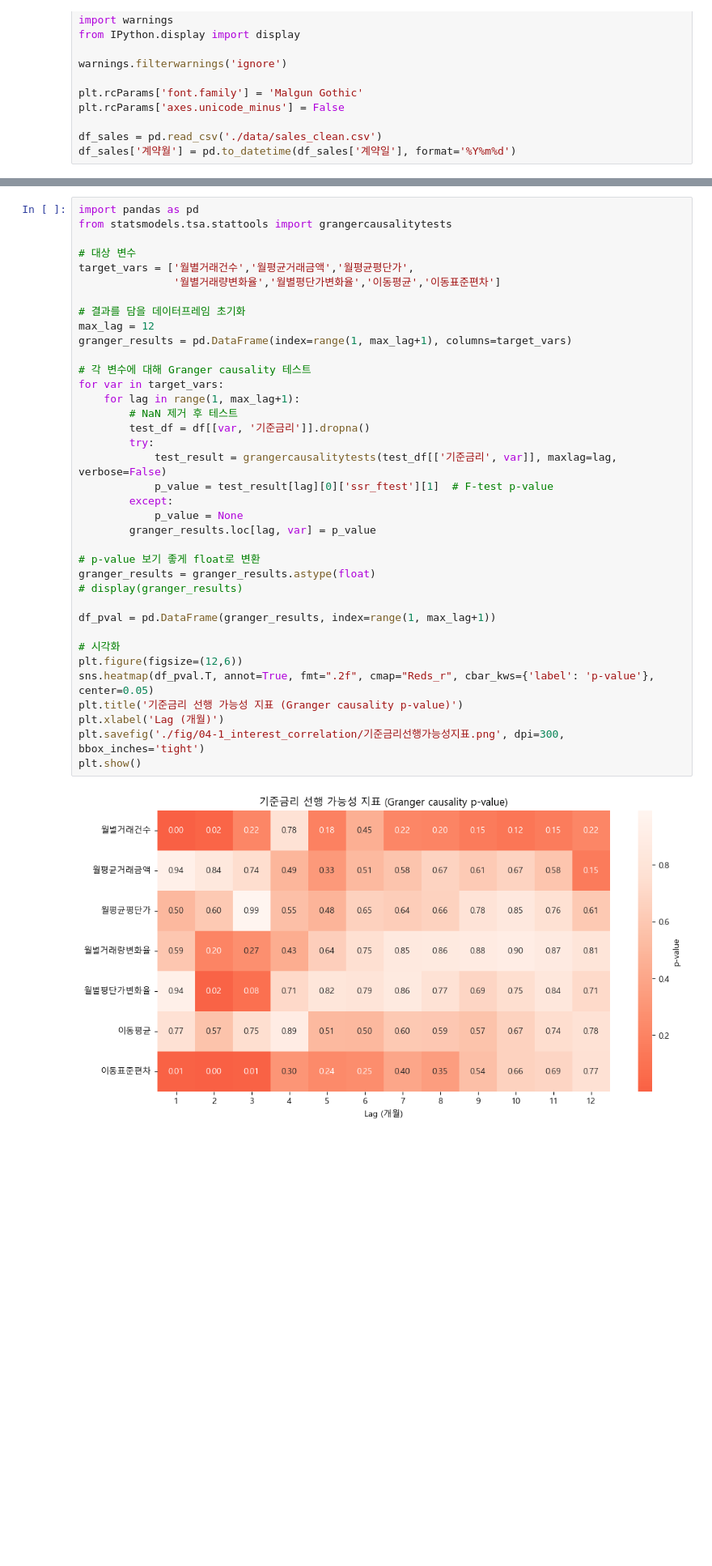
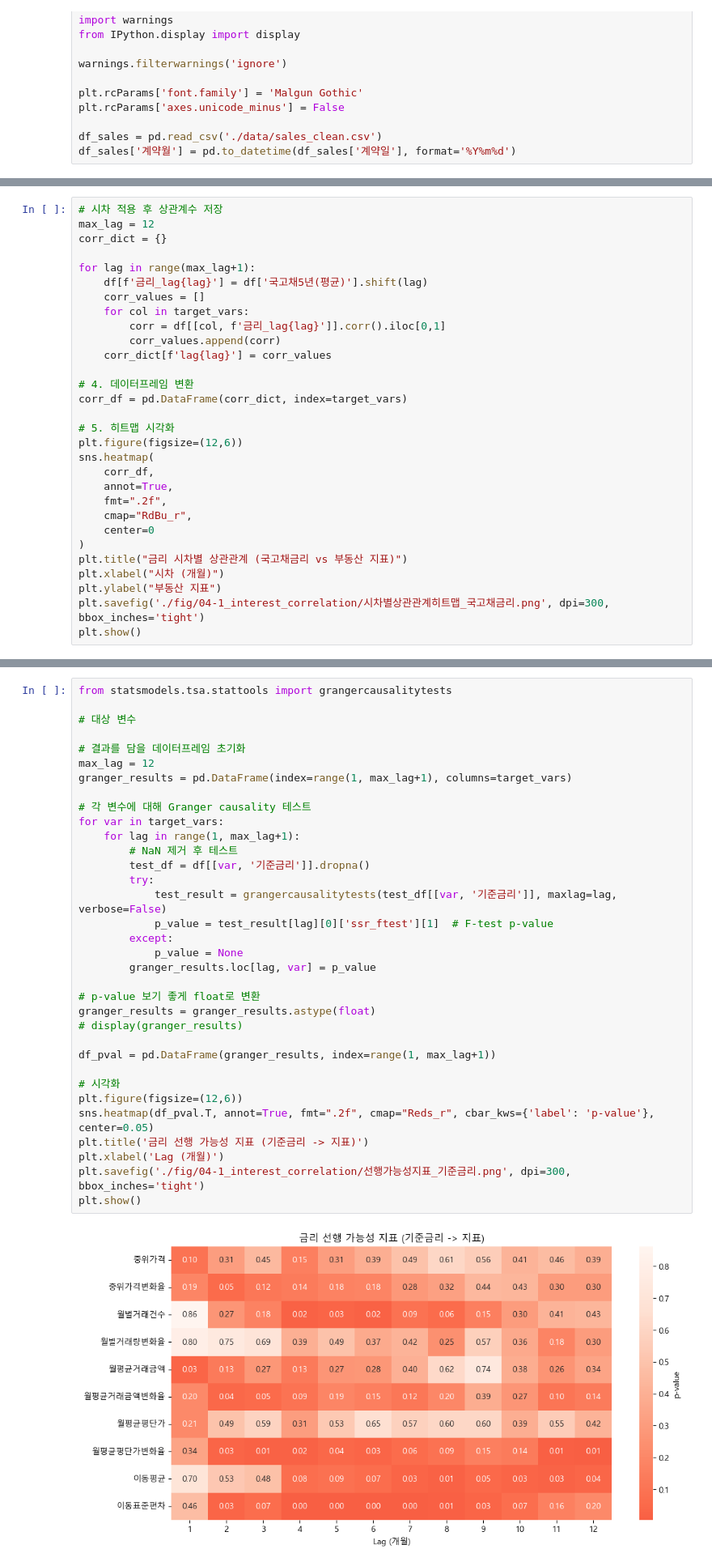
Before and after one commit to krystallinekim/pjt-DataAnalysis-Korean_Real_Estate, a Jupyter notebook: 04-1_interest_correlation.ipynb, the cells around one changed output, grey strips where cells are left out. Shown at 81% size. Saved outputs shown, nothing was run; the diff lists cells and outputs as text; blank space fills up the shorter version.

```diff
--- a/04-1_interest_correlation.ipynb
+++ b/04-1_interest_correlation.ipynb
@@ -73,0 +77,30 @@ plt.show()
+# %%
+# 시차 적용 후 상관계수 저장
+max_lag = 12
+corr_dict = {}
+
+for lag in range(max_lag+1):
+    df[f'금리_lag{lag}'] = df['국고채5년(평균)'].shift(lag)
+    corr_values = []
+    for col in target_vars:
+        corr = df[[col, f'금리_lag{lag}']].corr().iloc[0,1]
+        corr_values.append(corr)
+    corr_dict[f'lag{lag}'] = corr_values
+
+# 4. 데이터프레임 변환
+corr_df = pd.DataFrame(corr_dict, index=target_vars)
+
+# 5. 히트맵 시각화
+plt.figure(figsize=(12,6))
+sns.heatmap(
+    corr_df,
+    annot=True,
+    fmt=".2f",
+    cmap="RdBu_r",
+    center=0
+)
+plt.title("금리 시차별 상관관계 (국고채금리 vs 부동산 지표)")
+plt.xlabel("시차 (개월)")
+plt.ylabel("부동산 지표")
+plt.savefig('./fig/04-1_interest_correlation/시차별상관관계히트맵_국고채금리.png', dpi=300, bbox_inches='tight')
+plt.show()
@@ -74,39 +109,36 @@ plt.show()
 # %%
-import pandas as pd
 from statsmodels.tsa.stattools import grangercausalitytests
 
 # 대상 변수
-target_vars = ['월별거래건수','월평균거래금액','월평균평단가',
-               '월별거래량변화율','월별평단가변화율','이동평균','이동표준편차']
 
 # 결과를 담을 데이터프레임 초기화
 max_lag = 12
 granger_results = pd.DataFrame(index=range(1, max_lag+1), columns=target_vars)
 
 # 각 변수에 대해 Granger causality 테스트
 for var in target_vars:
     for lag in range(1, max_lag+1):
         # NaN 제거 후 테스트
         test_df = df[[var, '기준금리']].dropna()
         try:
-            test_result = grangercausalitytests(test_df[['기준금리', var]], maxlag=lag, verbose=False)
+            test_result = grangercausalitytests(test_df[[var, '기준금리']], maxlag=lag, verbose=False)
             p_value = test_result[lag][0]['ssr_ftest'][1]  # F-test p-value
         except:
             p_value = None
         granger_results.loc[lag, var] = p_value
 
 # p-value 보기 좋게 float로 변환
 granger_results = granger_results.astype(float)
 # display(granger_results)
 
 df_pval = pd.DataFrame(granger_results, index=range(1, max_lag+1))
 
 # 시각화
 plt.figure(figsize=(12,6))
 sns.heatmap(df_pval.T, annot=True, fmt=".2f", cmap="Reds_r", cbar_kws={'label': 'p-value'}, center=0.05)
-plt.title('기준금리 선행 가능성 지표 (Granger causality p-value)')
+plt.title('금리 선행 가능성 지표 (기준금리 -> 지표)')
 plt.xlabel('Lag (개월)')
-plt.savefig('./fig/04-1_interest_correlation/기준금리선행가능성지표.png', dpi=300, bbox_inches='tight')
+plt.savefig('./fig/04-1_interest_correlation/선행가능성지표_기준금리.png', dpi=300, bbox_inches='tight')
 plt.show()
 # %% [output]
-[figure, old version]
+[figure, new version]
```
Also changed, not shown: parts of 5 cells of this notebook, 6 other files.
